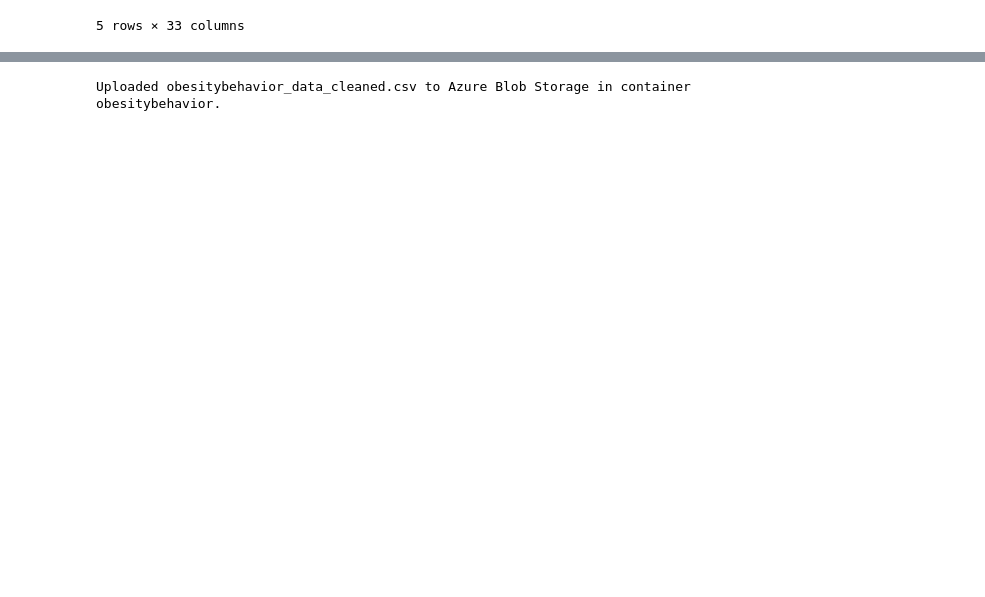
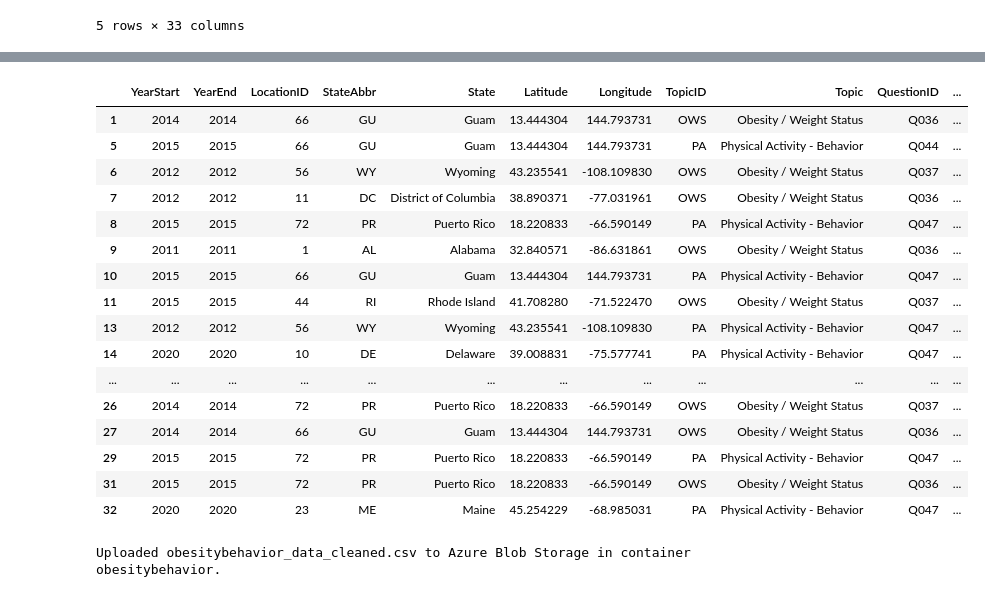
Before and after one commit to ptrangtran/CIS9440_HW, a Jupyter notebook: Scripts/load_extract_data-1.ipynb, the cells around one changed output, grey strips where cells are left out. Saved outputs shown, nothing was run; the diff lists cells and outputs as text; code cells hidden in the pictures; blank space fills up the shorter version.

```diff
--- a/Scripts/load_extract_data-1.ipynb
+++ b/Scripts/load_extract_data-1.ipynb
@@ -109,6 +108,37 @@ df.head(10)
 | 11 | 2015 | 2015 | RI | Rhode Island | Obesity / Weight Status | Percent of adults aged 18 years a... | 40.2 | 47.4 | OWS | ... |
 | 13 | 2012 | 2012 | WY | Wyoming | Physical Activity - Behavior | Percent of adults who engage in n... | 32.3 | 39.8 | PA | ... |
 | 14 | 2020 | 2020 | DE | Delaware | Physical Activity - Behavior | Percent of adults who engage in n... | 15.3 | 30.6 | PA | ... |
+# %%
+column_order = [
+    'YearStart', 'YearEnd',
+    'LocationID','StateAbbr', 'State', 'Latitude', 'Longitude',
+    'TopicID', 'Topic','QuestionID', 'Question',
+    'StratificationID', 'StratificationCategory1', 'StratificationCategory2', 'Stratification' ,
+    'Data_Value','High_Confidence_Limit'
+]
+df = df.reindex(columns=column_order)
+# %%
+df = df.iloc[:, :-1]
+# %%
+df.head(20)
+# %% [output]
+|  | YearStart | YearEnd | LocationID | StateAbbr | State | Latitude | Longitude | TopicID | Topic | QuestionID | ... |
+| 1 | 2014 | 2014 | 66 | GU | Guam | 13.444304 | 144.793731 | OWS | Obesity / Weight Status | Q036 | ... |
+| 5 | 2015 | 2015 | 66 | GU | Guam | 13.444304 | 144.793731 | PA | Physical Activity - Behavior | Q044 | ... |
+| 6 | 2012 | 2012 | 56 | WY | Wyoming | 43.235541 | -108.109830 | OWS | Obesity / Weight Status | Q037 | ... |
+| 7 | 2012 | 2012 | 11 | DC | District of Columbia | 38.890371 | -77.031961 | OWS | Obesity / Weight Status | Q036 | ... |
+| 8 | 2015 | 2015 | 72 | PR | Puerto Rico | 18.220833 | -66.590149 | PA | Physical Activity - Behavior | Q047 | ... |
+| 9 | 2011 | 2011 | 1 | AL | Alabama | 32.840571 | -86.631861 | OWS | Obesity / Weight Status | Q036 | ... |
+| 10 | 2015 | 2015 | 66 | GU | Guam | 13.444304 | 144.793731 | PA | Physical Activity - Behavior | Q047 | ... |
+| 11 | 2015 | 2015 | 44 | RI | Rhode Island | 41.708280 | -71.522470 | OWS | Obesity / Weight Status | Q037 | ... |
+| 13 | 2012 | 2012 | 56 | WY | Wyoming | 43.235541 | -108.109830 | PA | Physical Activity - Behavior | Q047 | ... |
+| 14 | 2020 | 2020 | 10 | DE | Delaware | 39.008831 | -75.577741 | PA | Physical Activity - Behavior | Q047 | ... |
+| ... | ... | ... | ... | ... | ... | ... | ... | ... | ... | ... | ... |
+| 26 | 2014 | 2014 | 72 | PR | Puerto Rico | 18.220833 | -66.590149 | OWS | Obesity / Weight Status | Q037 | ... |
+| 27 | 2014 | 2014 | 66 | GU | Guam | 13.444304 | 144.793731 | OWS | Obesity / Weight Status | Q036 | ... |
+| 29 | 2015 | 2015 | 72 | PR | Puerto Rico | 18.220833 | -66.590149 | PA | Physical Activity - Behavior | Q047 | ... |
+| 31 | 2015 | 2015 | 72 | PR | Puerto Rico | 18.220833 | -66.590149 | OWS | Obesity / Weight Status | Q036 | ... |
+| 32 | 2020 | 2020 | 23 | ME | Maine | 45.254229 | -68.985031 | PA | Physical Activity - Behavior | Q047 | ... |
 # %%
 
 # Specify the path to your JASON configuration file
```
Also changed, not shown: parts of 1 cell of this notebook.
